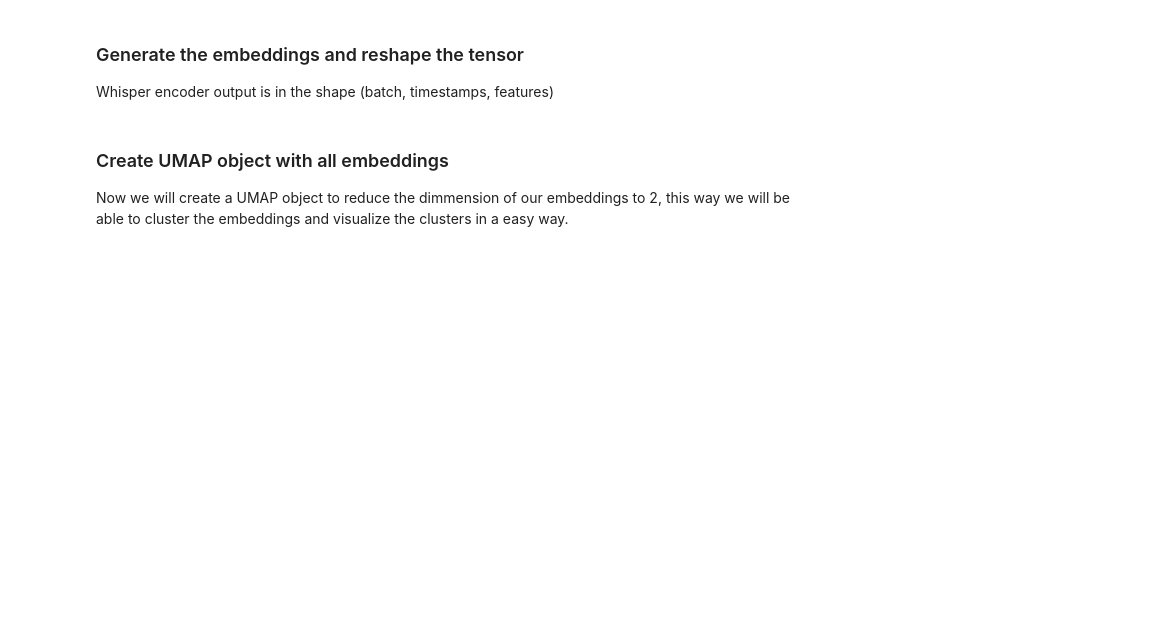
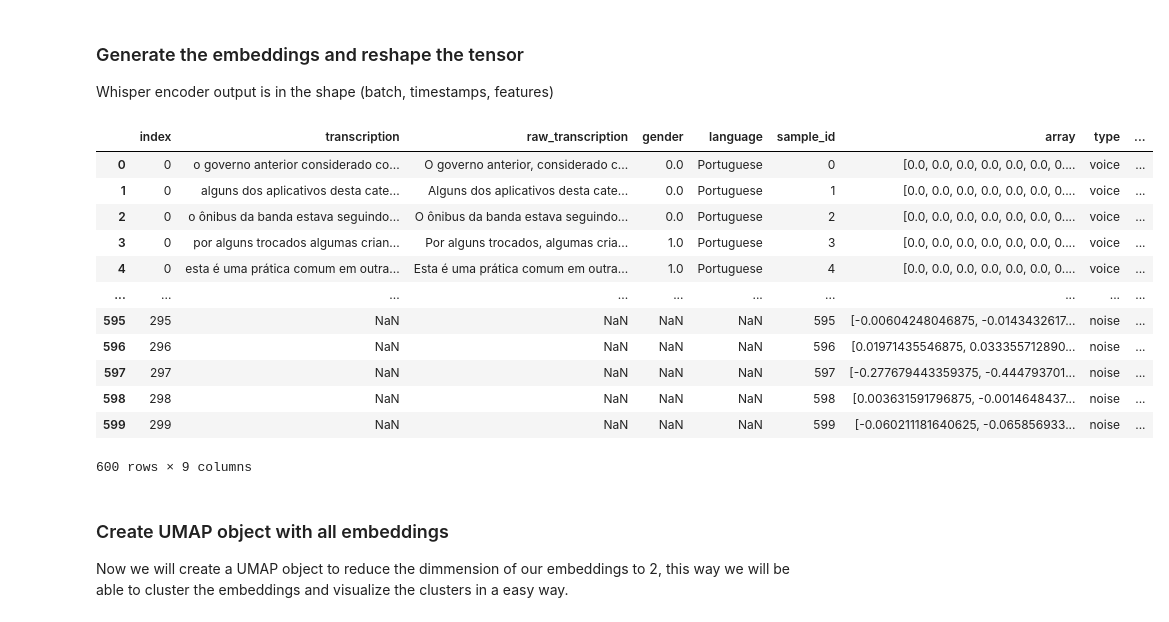
Before and after one commit to rodgdutra/Audio_noise_embedding, a Jupyter notebook: audio_noise_embedding_whisper.ipynb, the cells around one changed output. Drawn from its saved outputs; the diff is of its cells as text; code cells hidden in the pictures; blank space fills up the shorter version.

```diff
--- a/audio_noise_embedding_whisper.ipynb
+++ b/audio_noise_embedding_whisper.ipynb
@@ -24,3 +27,8 @@ This will raise in a future version.
+# %%
+# Prepare the voice data
+# select samples of noise and 10 samples of voice
+load_processed_dataset = True
+n_samples = 300
 # %% [markdown]
 ## Load model and datasets
 # %%
@@ -31,8 +39,9 @@ model = WhisperForConditionalGeneration.from_pretrained("openai/whisper-base", t
 - google_fleurs: Multilingual dataset, which we will get a set of pt-BR samples
 - Myrtle/CAIMAN-ASR-BackgroundNoise: dataset with only noises that do not have voice mixed in the samples
 # %%
-ds = load_dataset("google/fleurs", "pt_br", split="train", streaming=True)
-noise_ds = load_dataset("Myrtle/CAIMAN-ASR-BackgroundNoise")
+if load_processed_dataset == False:
+    ds = load_dataset("google/fleurs", "pt_br", split="train", streaming=True)
+    noise_ds = load_dataset("Myrtle/CAIMAN-ASR-BackgroundNoise")
 # %% [output]
 You can avoid this message in future by passing the argument `trust_remote_code=True`.
 Passing `trust_remote_code=True` will be mandatory to load this dataset from the next major release of `datasets`.
@@ -99,3 +110,19 @@ all_embeddings = all_embeddings.reshape((all_embeddings.shape[0], int(all_embedd
+# %%
+meta_df_all
+# %% [output]
+|  | index | transcription | raw_transcription | gender | language | sample_id | array | type | ... |
+| 0 | 0 | o governo anterior considerado co... | O governo anterior, considerado c... | 0.0 | Portuguese | 0 | [0.0, 0.0, 0.0, 0.0, 0.0, 0.0, 0.... | voice | ... |
+| 1 | 0 | alguns dos aplicativos desta cate... | Alguns dos aplicativos desta cate... | 0.0 | Portuguese | 1 | [0.0, 0.0, 0.0, 0.0, 0.0, 0.0, 0.... | voice | ... |
+| 2 | 0 | o ônibus da banda estava seguindo... | O ônibus da banda estava seguindo... | 0.0 | Portuguese | 2 | [0.0, 0.0, 0.0, 0.0, 0.0, 0.0, 0.... | voice | ... |
+| 3 | 0 | por alguns trocados algumas crian... | Por alguns trocados, algumas cria... | 1.0 | Portuguese | 3 | [0.0, 0.0, 0.0, 0.0, 0.0, 0.0, 0.... | voice | ... |
+| 4 | 0 | esta é uma prática comum em outra... | Esta é uma prática comum em outra... | 1.0 | Portuguese | 4 | [0.0, 0.0, 0.0, 0.0, 0.0, 0.0, 0.... | voice | ... |
+| ... | ... | ... | ... | ... | ... | ... | ... | ... | ... |
+| 595 | 295 | NaN | NaN | NaN | NaN | 595 | [-0.00604248046875, -0.0143432617... | noise | ... |
+| 596 | 296 | NaN | NaN | NaN | NaN | 596 | [0.01971435546875, 0.033355712890... | noise | ... |
+| 597 | 297 | NaN | NaN | NaN | NaN | 597 | [-0.277679443359375, -0.444793701... | noise | ... |
+| 598 | 298 | NaN | NaN | NaN | NaN | 598 | [0.003631591796875, -0.0014648437... | noise | ... |
+| 599 | 299 | NaN | NaN | NaN | NaN | 599 | [-0.060211181640625, -0.065856933... | noise | ... |
+600 rows × 9 columns
 # %% [markdown]
 ### Create UMAP object with all embeddings
 Now we will create a UMAP object to reduce the dimmension of our embeddings to 2, this way we will be able to cluster the embeddings and visualize the clusters in a easy way.
```
Also changed, not shown: parts of 19 cells of this notebook.
